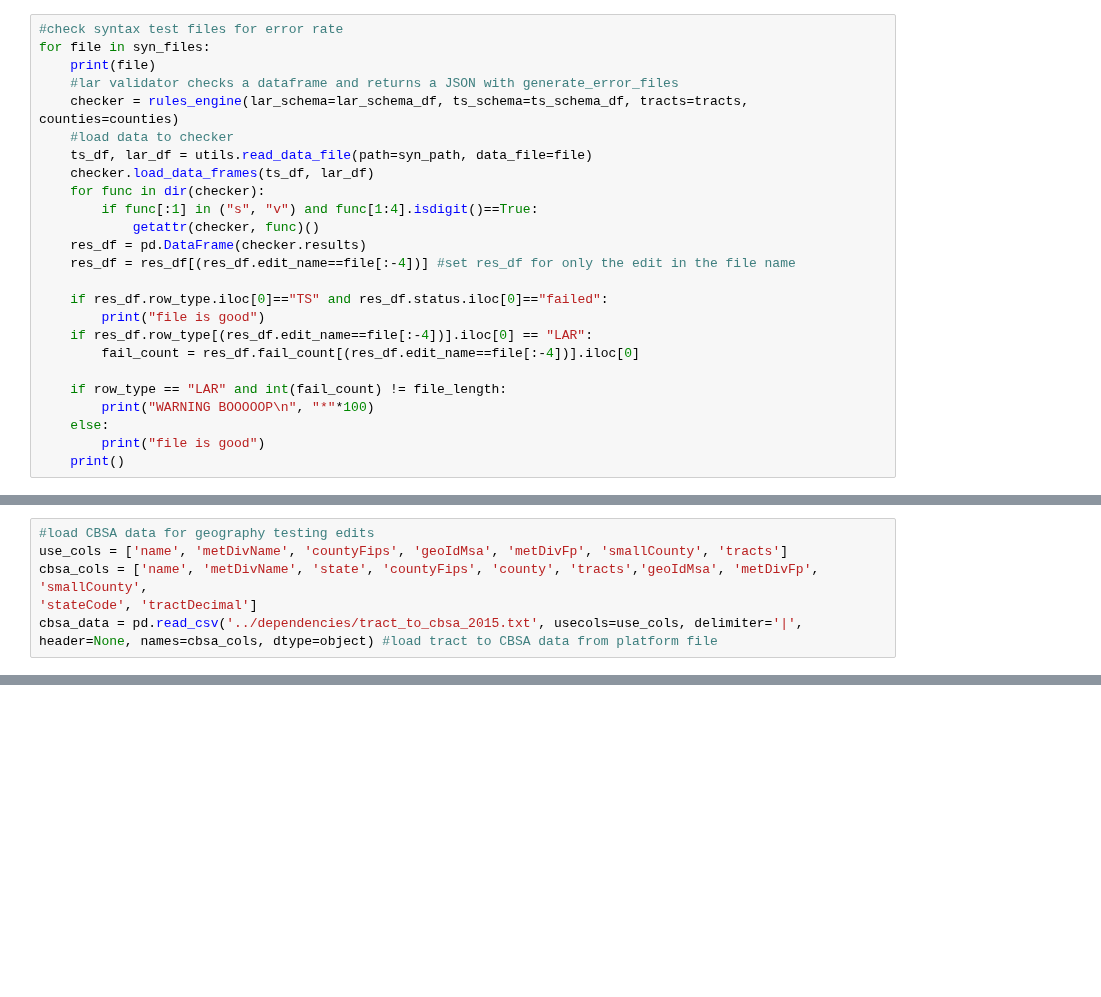
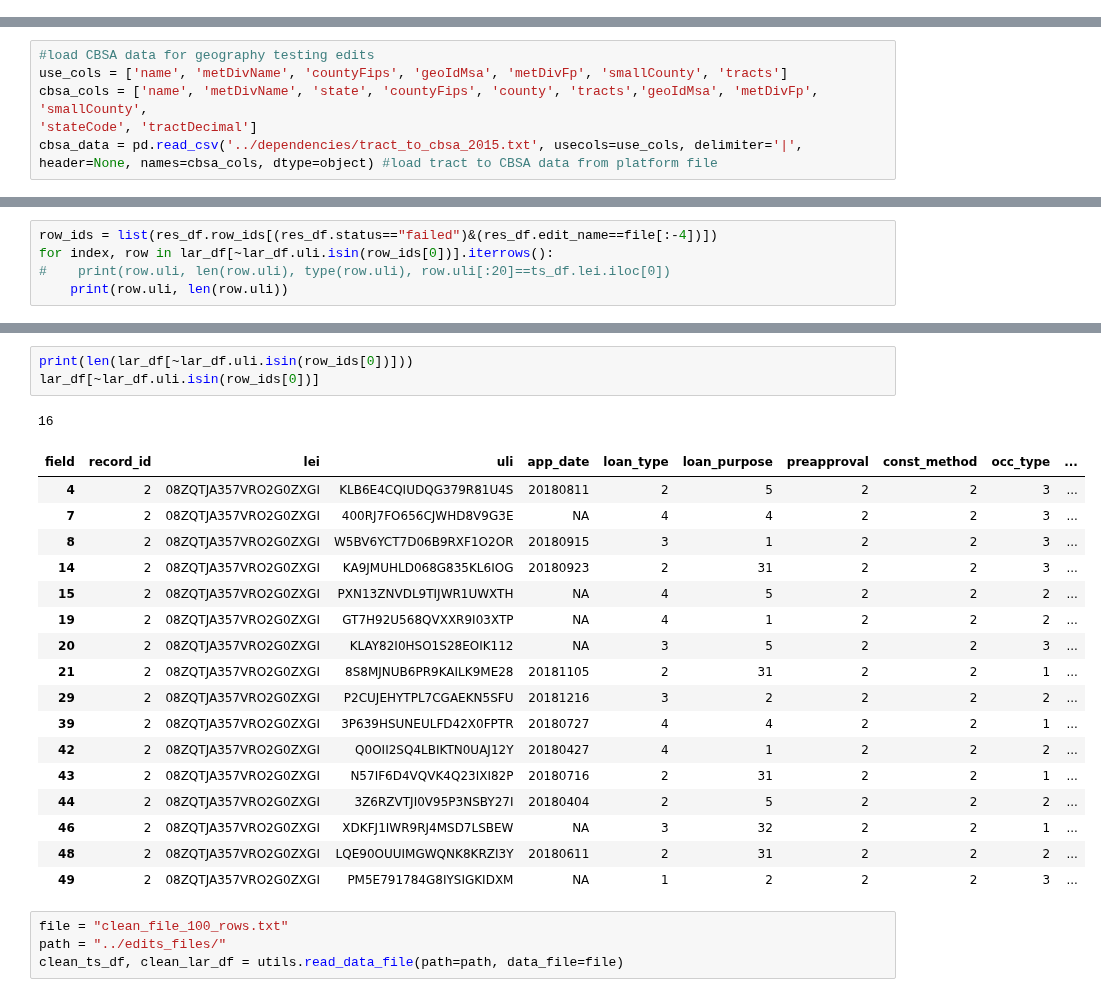
Before and after one commit to cfpb/hmda-test-files, a Jupyter notebook: python/edit_file_test_tool.ipynb, the cells around one changed output, grey strips where cells are left out. Drawn from its saved outputs; the diff is of its cells as text; blank space fills up the shorter version.

```diff
--- a/python/edit_file_test_tool.ipynb
+++ b/python/edit_file_test_tool.ipynb
@@ -99,25 +79,0 @@ v602.txt
-# %%
-#check syntax test files for error rate
-for file in syn_files:
-    print(file)
-    #lar validator checks a dataframe and returns a JSON with generate_error_files
-    checker = rules_engine(lar_schema=lar_schema_df, ts_schema=ts_schema_df, tracts=tracts, counties=counties)
-    #load data to checker
-    ts_df, lar_df = utils.read_data_file(path=syn_path, data_file=file)
-    checker.load_data_frames(ts_df, lar_df)
-    for func in dir(checker):
-        if func[:1] in ("s", "v") and func[1:4].isdigit()==True:
-            getattr(checker, func)()
-    res_df = pd.DataFrame(checker.results)
-    res_df = res_df[(res_df.edit_name==file[:-4])] #set res_df for only the edit in the file name
-
-    if res_df.row_type.iloc[0]=="TS" and res_df.status.iloc[0]=="failed":
-        print("file is good")
-    if res_df.row_type[(res_df.edit_name==file[:-4])].iloc[0] == "LAR":
-        fail_count = res_df.fail_count[(res_df.edit_name==file[:-4])].iloc[0]
-
-    if row_type == "LAR" and int(fail_count) != file_length:
-        print("WARNING BOOOOOP\n", "*"*100)
-    else:
-        print("file is good")
-    print()
@@ -146,0 +143,5 @@ lar_df[lar_df.county.isin(small_counties)]
+# %%
+row_ids = list(res_df.row_ids[(res_df.status=="failed")&(res_df.edit_name==file[:-4])])
+for index, row in lar_df[~lar_df.uli.isin(row_ids[0])].iterrows():
+#    print(row.uli, len(row.uli), type(row.uli), row.uli[:20]==ts_df.lei.iloc[0])
+    print(row.uli, len(row.uli))
@@ -146,0 +172,26 @@ lar_df[lar_df.county.isin(small_counties)]
+# %%
+print(len(lar_df[~lar_df.uli.isin(row_ids[0])]))
+lar_df[~lar_df.uli.isin(row_ids[0])]
+# %% [output]
+16
+| field | record_id | lei | uli | app_date | loan_type | loan_purpose | preapproval | const_method | occ_type | ... |
+| 4 | 2 | 08ZQTJA357VRO2G0ZXGI | KLB6E4CQIUDQG379R81U4S | 20180811 | 2 | 5 | 2 | 2 | 3 | ... |
+| 7 | 2 | 08ZQTJA357VRO2G0ZXGI | 400RJ7FO656CJWHD8V9G3E | NA | 4 | 4 | 2 | 2 | 3 | ... |
+| 8 | 2 | 08ZQTJA357VRO2G0ZXGI | W5BV6YCT7D06B9RXF1O2OR | 20180915 | 3 | 1 | 2 | 2 | 3 | ... |
+| 14 | 2 | 08ZQTJA357VRO2G0ZXGI | KA9JMUHLD068G835KL6IOG | 20180923 | 2 | 31 | 2 | 2 | 3 | ... |
+| 15 | 2 | 08ZQTJA357VRO2G0ZXGI | PXN13ZNVDL9TIJWR1UWXTH | NA | 4 | 5 | 2 | 2 | 2 | ... |
+| 19 | 2 | 08ZQTJA357VRO2G0ZXGI | GT7H92U568QVXXR9I03XTP | NA | 4 | 1 | 2 | 2 | 2 | ... |
+| 20 | 2 | 08ZQTJA357VRO2G0ZXGI | KLAY82I0HSO1S28EOIK112 | NA | 3 | 5 | 2 | 2 | 3 | ... |
+| 21 | 2 | 08ZQTJA357VRO2G0ZXGI | 8S8MJNUB6PR9KAILK9ME28 | 20181105 | 2 | 31 | 2 | 2 | 1 | ... |
+| 29 | 2 | 08ZQTJA357VRO2G0ZXGI | P2CUJEHYTPL7CGAEKN5SFU | 20181216 | 3 | 2 | 2 | 2 | 2 | ... |
+| 39 | 2 | 08ZQTJA357VRO2G0ZXGI | 3P639HSUNEULFD42X0FPTR | 20180727 | 4 | 4 | 2 | 2 | 1 | ... |
+| 42 | 2 | 08ZQTJA357VRO2G0ZXGI | Q0OII2SQ4LBIKTN0UAJ12Y | 20180427 | 4 | 1 | 2 | 2 | 2 | ... |
+| 43 | 2 | 08ZQTJA357VRO2G0ZXGI | N57IF6D4VQVK4Q23IXI82P | 20180716 | 2 | 31 | 2 | 2 | 1 | ... |
+| 44 | 2 | 08ZQTJA357VRO2G0ZXGI | 3Z6RZVTJI0V95P3NSBY27I | 20180404 | 2 | 5 | 2 | 2 | 2 | ... |
+| 46 | 2 | 08ZQTJA357VRO2G0ZXGI | XDKFJ1IWR9RJ4MSD7LSBEW | NA | 3 | 32 | 2 | 2 | 1 | ... |
+| 48 | 2 | 08ZQTJA357VRO2G0ZXGI | LQE90OUUIMGWQNK8KRZI3Y | 20180611 | 2 | 31 | 2 | 2 | 2 | ... |
+| 49 | 2 | 08ZQTJA357VRO2G0ZXGI | PM5E791784G8IYSIGKIDXM | NA | 1 | 2 | 2 | 2 | 3 | ... |
+# %%
+file = "clean_file_100_rows.txt"
+path = "../edits_files/"
+clean_ts_df, clean_lar_df = utils.read_data_file(path=path, data_file=file)
```
Also changed, not shown: parts of 17 cells of this notebook.
